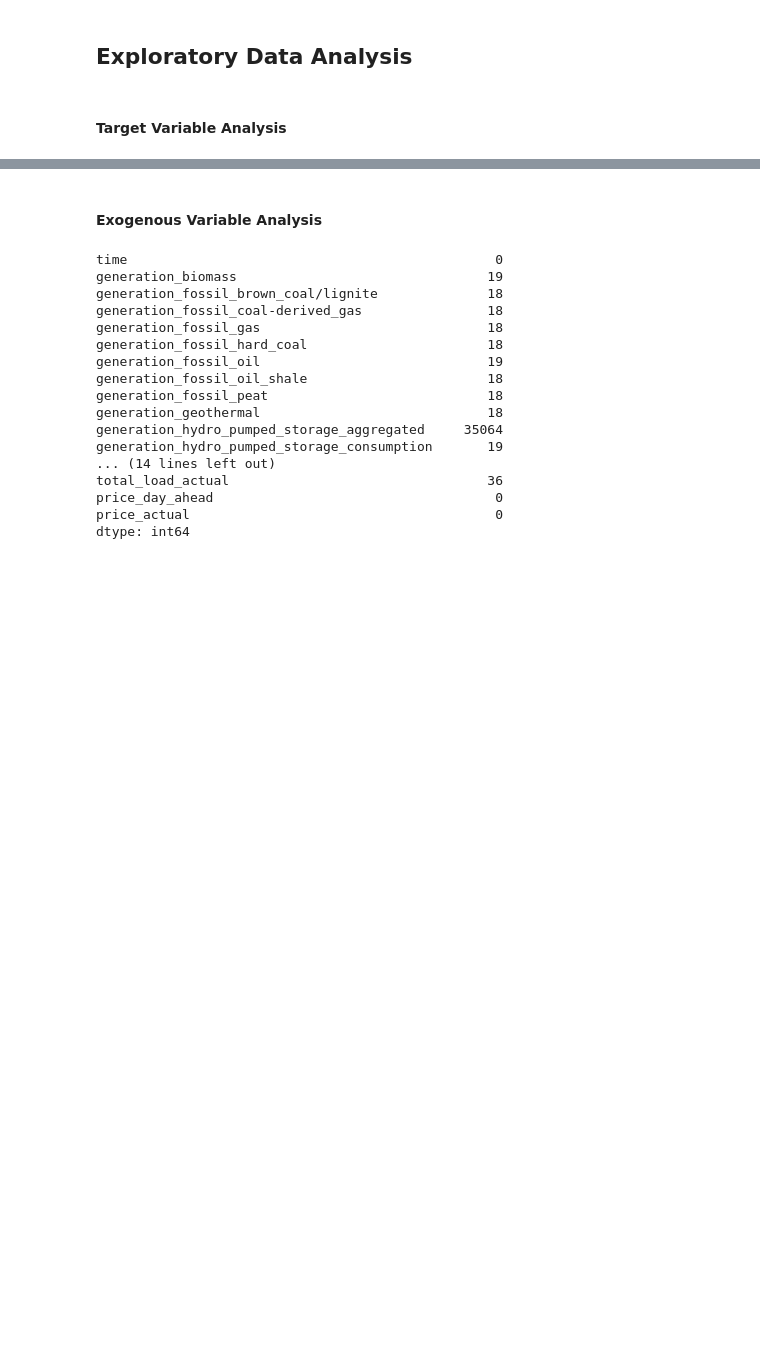
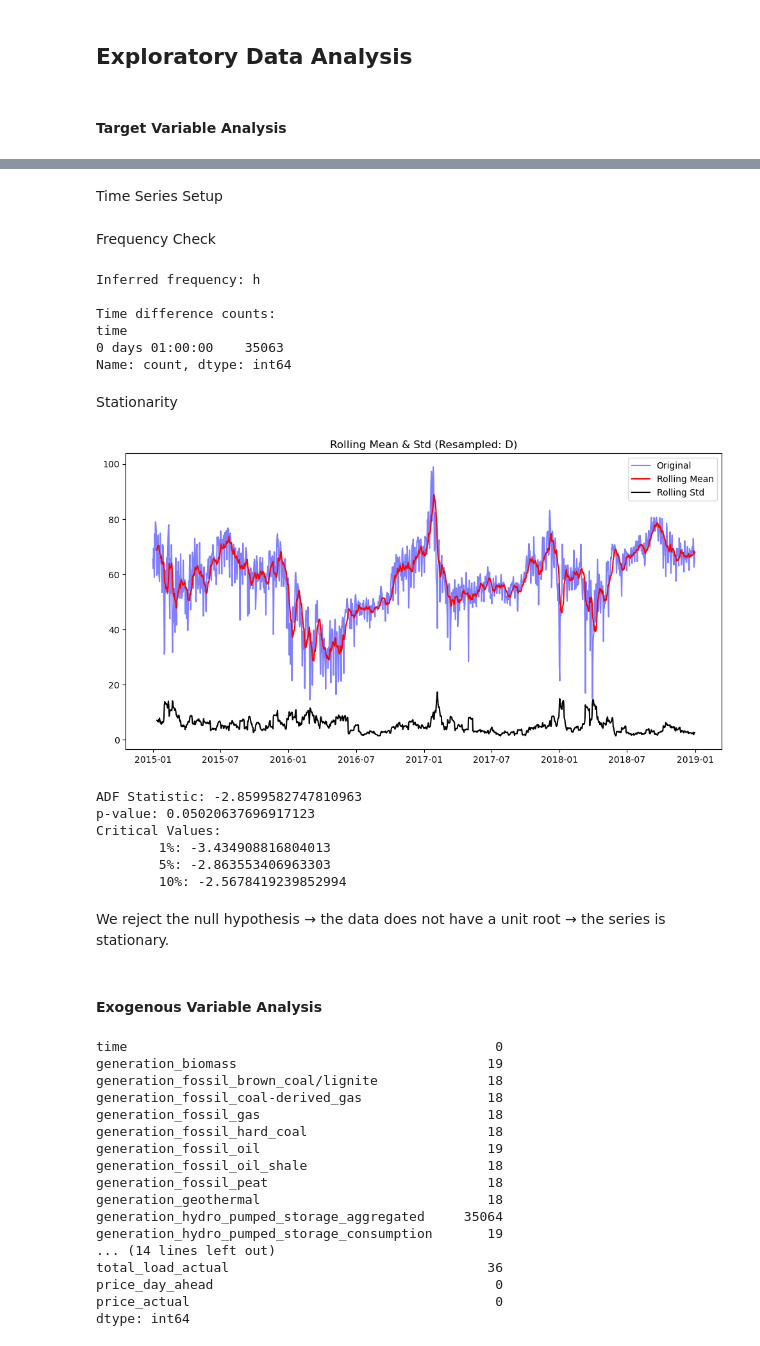
Before and after one commit to MattHendo/Time-Series-Energy-Markets, a Jupyter notebook: Time_Series_Energy_Markets.ipynb, the cells around one changed output, grey strips where cells are left out. Saved outputs shown, nothing was run; the diff lists cells and outputs as text; code cells hidden in the pictures; blank space fills up the shorter version.

Commit message:
added frequency and stationarity checks

```diff
--- a/Time_Series_Energy_Markets.ipynb
+++ b/Time_Series_Energy_Markets.ipynb
@@ -150,0 +136,2 @@ series.head()
+# %% [markdown]
+Time Series Setup
@@ -151,3 +145,72 @@ series.head()
+# %% [markdown]
+Frequency Check
+# %%
+# Inferred frequency outputs h, telling us that our data increments by hour
+print("Inferred frequency:", pd.infer_freq(series.index))
+
+# Between each time stamp we are increasing by exactly one hour
+time_diffs = series.index.to_series().diff().value_counts().sort_index()
+print("\nTime difference counts:")
+print(time_diffs)
+# %% [output]
+Inferred frequency: h
+
+Time difference counts:
+time
+0 days 01:00:00    35063
+Name: count, dtype: int64
+# %% [markdown]
+Stationarity
+# %%
+import matplotlib.pyplot as plt
+from statsmodels.tsa.stattools import adfuller
+
+def get_stationarity(timeseries, window=12, resample_freq=None):
+    """
+    Check stationarity with rolling mean/std plots and ADF test.
+
+    Parameters:
+    - timeseries: pd.Series with a datetime index.
+    - window: int, rolling window size.
+    - resample_freq: str, pandas resampling rule (e.g., 'D', 'W', 'M').
+    """
+    # Optional resampling
+    if resample_freq:
+        timeseries = timeseries.resample(resample_freq).mean()
+
+    # Rolling statistics
+    rolling_mean = timeseries.rolling(window=window).mean()
+    rolling_std = timeseries.rolling(window=window).std()
+
+    # Plot
+    plt.figure(figsize=(12, 6))
+    plt.plot(timeseries, color='blue', label='Original', alpha=0.5)
+    plt.plot(rolling_mean, color='red', label='Rolling Mean', linewidth=1.5)
+    plt.plot(rolling_std, color='black', label='Rolling Std', linewidth=1.5)
+    plt.legend(loc='best')
+    plt.title(f'Rolling Mean & Std (Resampled: {resample_freq})' if resample_freq else 'Rolling Mean & Std')
+    plt.show()
+
+    # ADF Test
+    result = adfuller(timeseries.dropna())
+    print('ADF Statistic: {}'.format(result[0]))
+    print('p-value: {}'.format(result[1]))
+    print('Critical Values:')
+    for key, value in result[4].items():
+        print(f'\t{key}: {value}')
+
+# Downsample to daily frequency:
+get_stationarity(data['price_actual'], window=12, resample_freq='D')
+# %% [output]
+[figure, added]
+ADF Statistic: -2.8599582747810963
+p-value: 0.05020637696917123
+Critical Values:
+        1%: -3.434908816804013
+        5%: -2.863553406963303
+        10%: -2.5678419239852994
+# %% [markdown]
+ We reject the null hypothesis → the data does not have a unit root → the series is stationary.
 # %% [markdown]
 #### Exogenous Variable Analysis
 # %%
```
Also changed, not shown: parts of 2 cells of this notebook.
